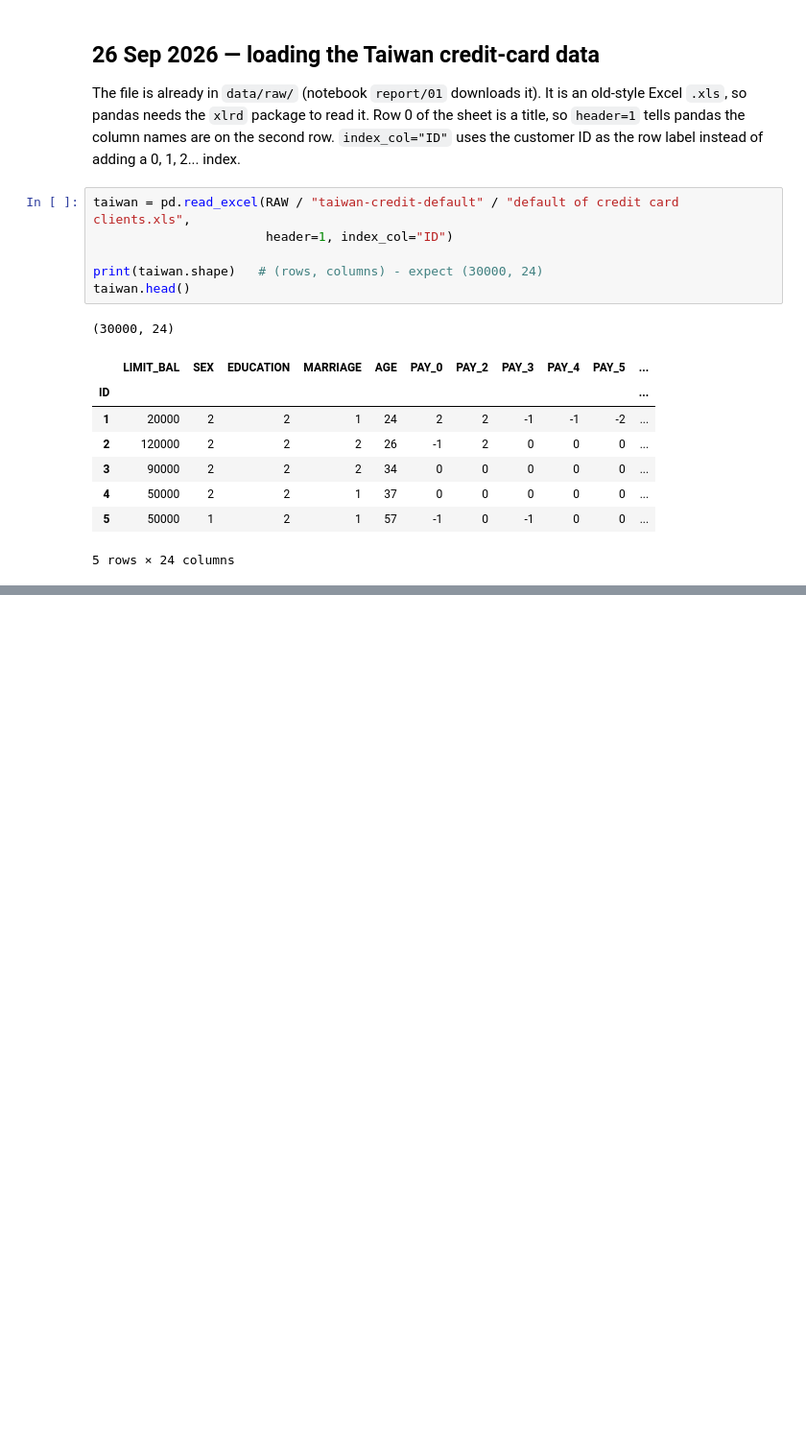
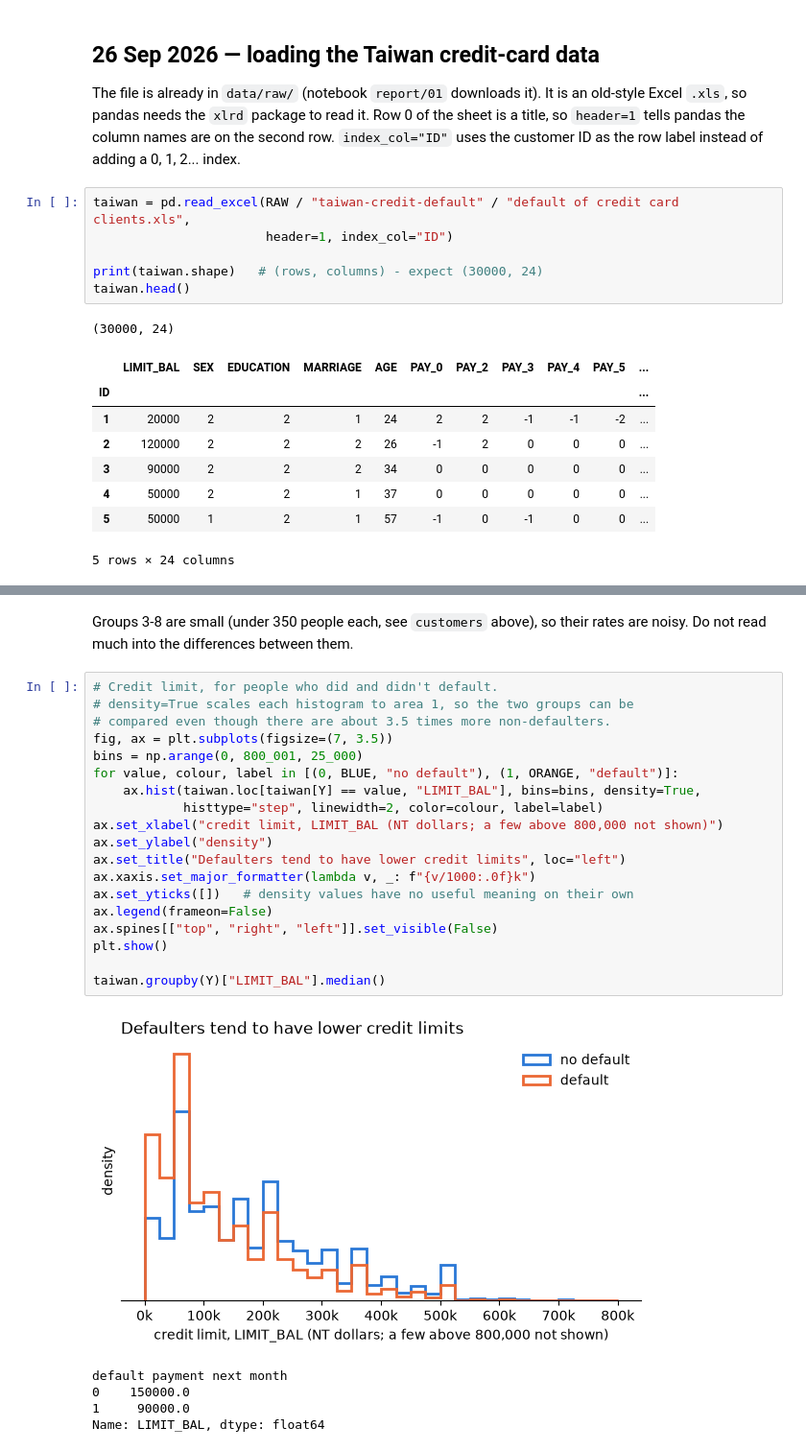
Before and after one commit to Oscar339/dst-sprint0, a Jupyter notebook: Oscar/01-working.ipynb, the cells around one changed output, grey strips where cells are left out. Shown at 96% size. Cells and saved outputs as stored; diff of their text form; blank space fills up the shorter version.

```diff
--- a/Oscar/01-working.ipynb
+++ b/Oscar/01-working.ipynb
@@ -38,0 +140,28 @@ taiwan.head()
+# %% [markdown]
+Groups 3-8 are small (under 350 people each, see `customers` above), so
+their rates are noisy. Do not read much into the differences between them.
+# %%
+# Credit limit, for people who did and didn't default.
+# density=True scales each histogram to area 1, so the two groups can be
+# compared even though there are about 3.5 times more non-defaulters.
+fig, ax = plt.subplots(figsize=(7, 3.5))
+bins = np.arange(0, 800_001, 25_000)
+for value, colour, label in [(0, BLUE, "no default"), (1, ORANGE, "default")]:
+    ax.hist(taiwan.loc[taiwan[Y] == value, "LIMIT_BAL"], bins=bins, density=True,
+            histtype="step", linewidth=2, color=colour, label=label)
+ax.set_xlabel("credit limit, LIMIT_BAL (NT dollars; a few above 800,000 not shown)")
+ax.set_ylabel("density")
+ax.set_title("Defaulters tend to have lower credit limits", loc="left")
+ax.xaxis.set_major_formatter(lambda v, _: f"{v/1000:.0f}k")
+ax.set_yticks([])   # density values have no useful meaning on their own
+ax.legend(frameon=False)
+ax.spines[["top", "right", "left"]].set_visible(False)
+plt.show()
+
+taiwan.groupby(Y)["LIMIT_BAL"].median()
+# %% [output]
+[figure, added]
+default payment next month
+0    150000.0
+1     90000.0
+Name: LIMIT_BAL, dtype: float64
```
Also changed, not shown: parts of 11 cells of this notebook, 4 other files.
